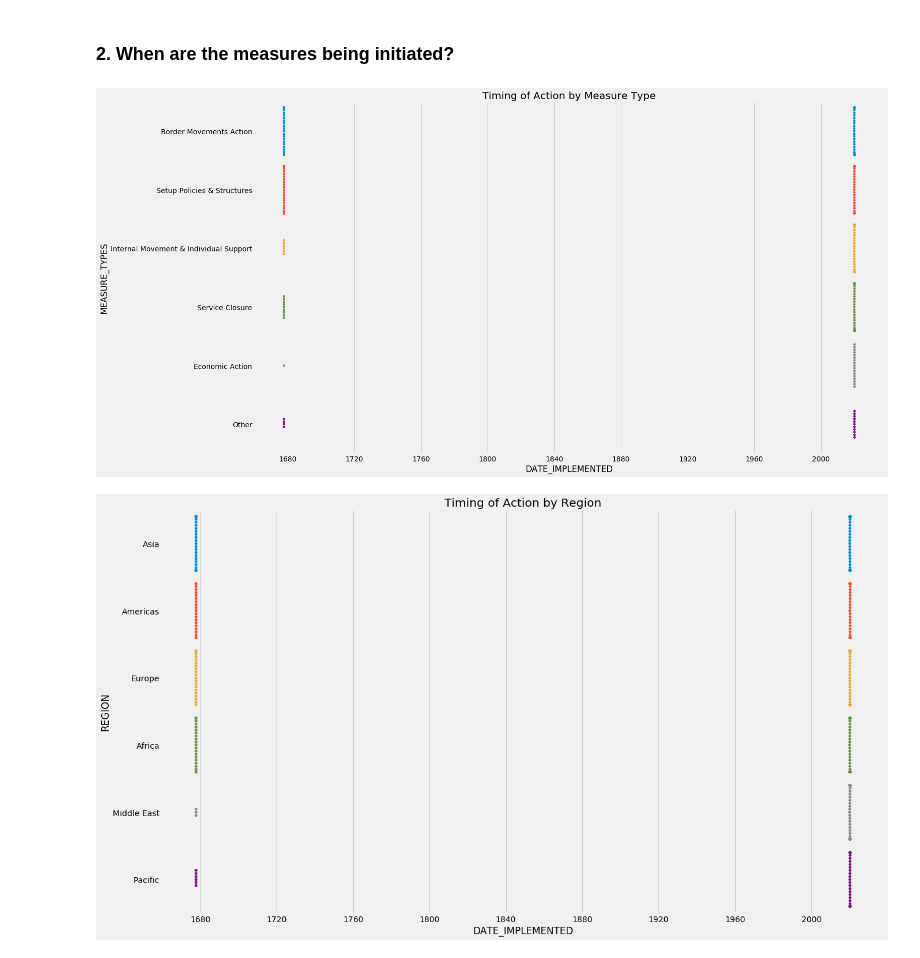
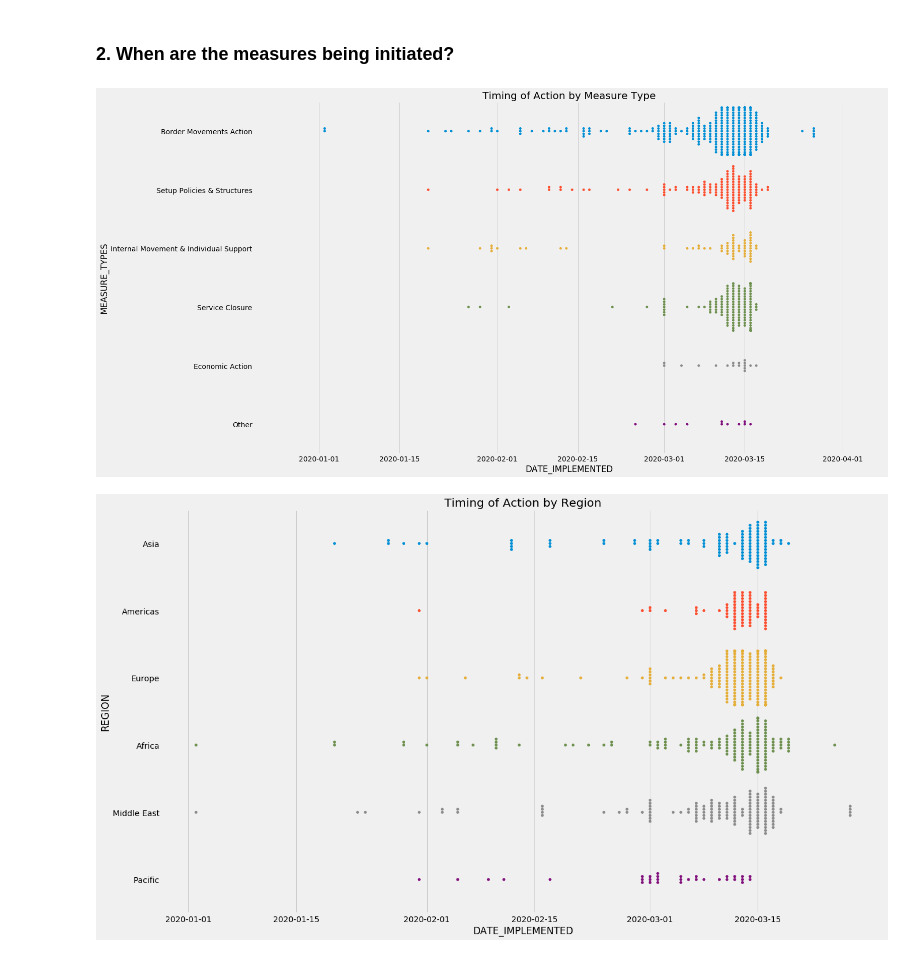
Before and after one commit to bilha-analytics/DataSaysWhat, a Jupyter notebook: ncov19/quick_view_covid-19.ipynb, the cells around one changed output. Drawn from its saved outputs; the diff is of its cells as text; code cells hidden in the pictures.

Commit message:
ncov19 review - 701 records have date_implemented

```diff
--- a/ncov19/quick_view_covid-19.ipynb
+++ b/ncov19/quick_view_covid-19.ipynb
@@ -113,12 +113,15 @@ facet_grid( "Measures by Region", 'MEASURE_TYPES', 'REGION')
 [figure]
 # %% [markdown]
 ### 2. When are the measures being initiated?
+# %%
+## data with dates
+df_dated = df[ df.DATE_IMPLEMENTED.notna()]
 # %%
-swarm_grouped( 'Timing of Action by Measure Type', 'DATE_IMPLEMENTED', 'MEASURE_TYPES', ['MEASURE_TYPES', 'DATE_IMPLEMENTED'])
+swarm_grouped( 'Timing of Action by Measure Type', 'DATE_IMPLEMENTED', 'MEASURE_TYPES', ['MEASURE_TYPES', 'DATE_IMPLEMENTED'], ddata=df_dated)
 # %% [output]
-[figure, old version]
+[figure, new version]
 # %%
-swarm_grouped( 'Timing of Action by Region', 'DATE_IMPLEMENTED', 'REGION', ['REGION', 'DATE_IMPLEMENTED'])
+swarm_grouped( 'Timing of Action by Region', 'DATE_IMPLEMENTED', 'REGION', ['REGION', 'DATE_IMPLEMENTED'], ddata=df_dated)
 # %% [output]
-[figure, old version]
+[figure, new version]
 # %%
```
Also changed, not shown: parts of 1 cell of this notebook.
